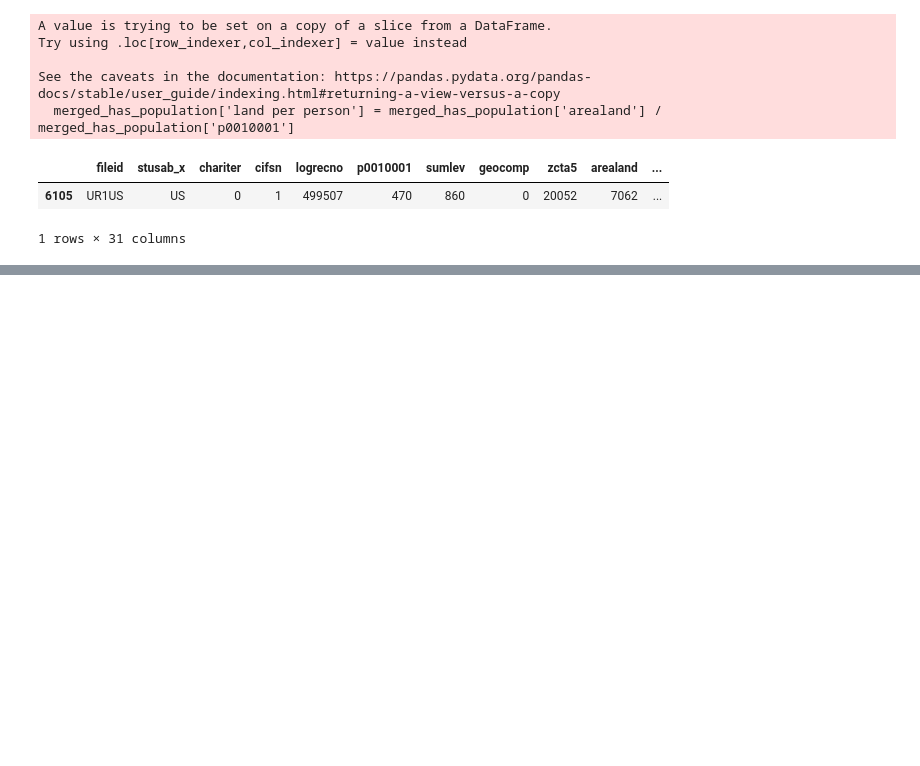
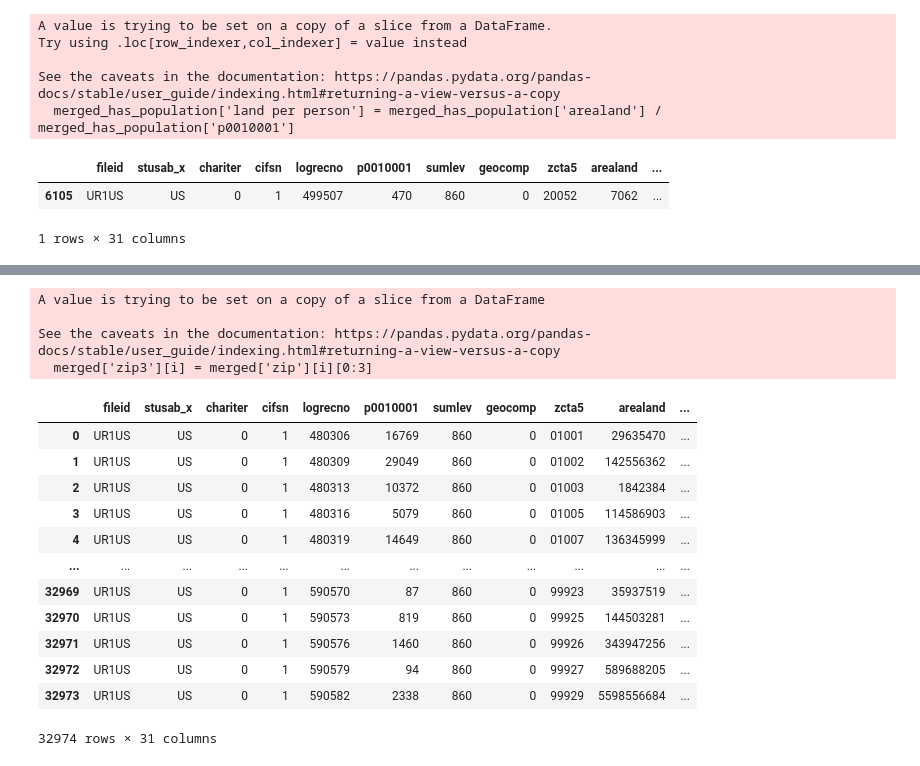
Before and after one commit to Richard-Shimada/US-Zip-Code-Analysis, a Jupyter notebook: Richard Shimada WEB.ipynb, the cells around one changed output, grey strips where cells are left out. Cells and saved outputs as stored; diff of their text form; code cells hidden in the pictures; blank space fills up the shorter version.

```diff
--- a/Richard Shimada WEB.ipynb
+++ b/Richard Shimada WEB.ipynb
@@ -253,0 +274,26 @@ merged_has_population[merged_has_population['land per person']== merged_has_popu
+# %%
+merged['zip3'] = 0
+# %%
+for i in range(0,len(merged)):
+     merged['zip3'][i] = merged['zip'][i][0:3]
+# %% [output]
+A value is trying to be set on a copy of a slice from a DataFrame
+
+See the caveats in the documentation: https://pandas.pydata.org/pandas-docs/stable/user_guide/indexing.html#returning-a-view-versus-a-copy
+  merged['zip3'][i] = merged['zip'][i][0:3]
+# %%
+merged
+# %% [output]
+|  | fileid | stusab_x | chariter | cifsn | logrecno | p0010001 | sumlev | geocomp | zcta5 | arealand | ... |
+| 0 | UR1US | US | 0 | 1 | 480306 | 16769 | 860 | 0 | 01001 | 29635470 | ... |
+| 1 | UR1US | US | 0 | 1 | 480309 | 29049 | 860 | 0 | 01002 | 142556362 | ... |
+| 2 | UR1US | US | 0 | 1 | 480313 | 10372 | 860 | 0 | 01003 | 1842384 | ... |
+| 3 | UR1US | US | 0 | 1 | 480316 | 5079 | 860 | 0 | 01005 | 114586903 | ... |
+| 4 | UR1US | US | 0 | 1 | 480319 | 14649 | 860 | 0 | 01007 | 136345999 | ... |
+| ... | ... | ... | ... | ... | ... | ... | ... | ... | ... | ... | ... |
+| 32969 | UR1US | US | 0 | 1 | 590570 | 87 | 860 | 0 | 99923 | 35937519 | ... |
+| 32970 | UR1US | US | 0 | 1 | 590573 | 819 | 860 | 0 | 99925 | 144503281 | ... |
+| 32971 | UR1US | US | 0 | 1 | 590576 | 1460 | 860 | 0 | 99926 | 343947256 | ... |
+| 32972 | UR1US | US | 0 | 1 | 590579 | 94 | 860 | 0 | 99927 | 589688205 | ... |
+| 32973 | UR1US | US | 0 | 1 | 590582 | 2338 | 860 | 0 | 99929 | 5598556684 | ... |
+32974 rows × 31 columns
```
Also changed, not shown: parts of 34 cells of this notebook.
